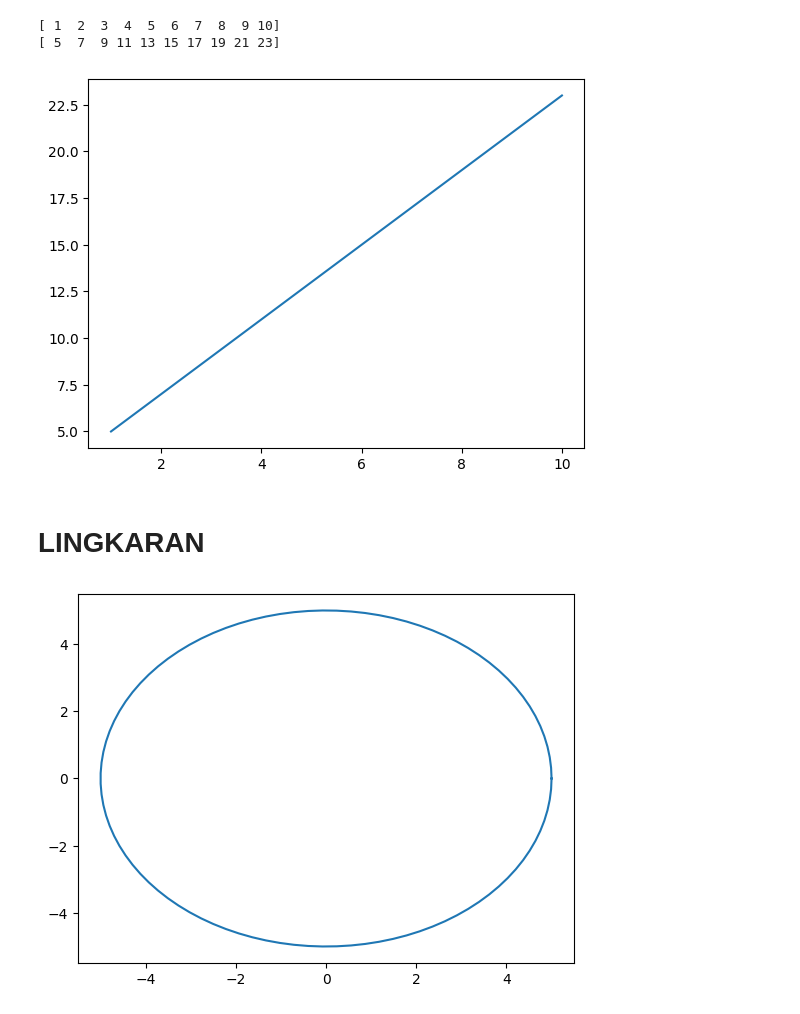
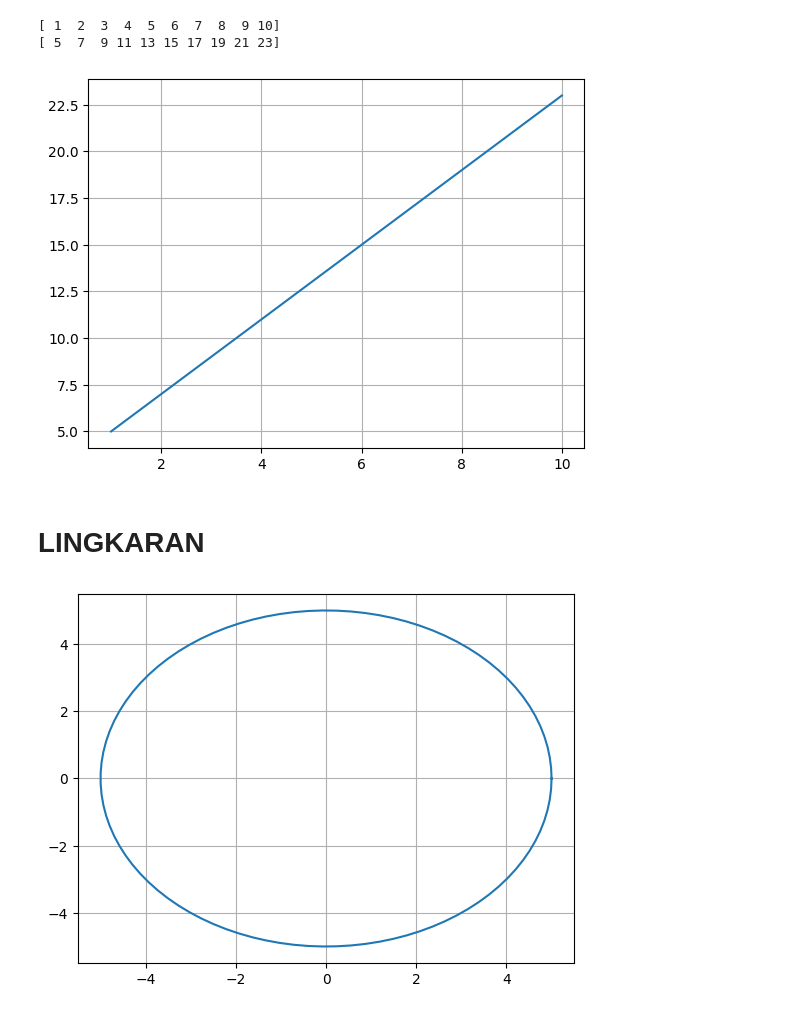
Before and after one commit to Dickybulin26/Belajar_Numpy, a Jupyter notebook: 13-Plot Data dengan Matplotlib/matplotlib.ipynb, the cells around one changed output. Saved outputs shown, nothing was run; the diff lists cells and outputs as text; code cells hidden in the pictures.

```diff
--- a/13-Plot Data dengan Matplotlib/matplotlib.ipynb
+++ b/13-Plot Data dengan Matplotlib/matplotlib.ipynb
@@ -18,9 +18,10 @@ print(y)
 # %%
 plt.figure(1)
 plt.plot(x,y)
+plt.grid(True)
 plt.show()
 # %% [output]
-[figure, old version]
+[figure, new version]
 # %% [markdown]
 # LINGKARAN
 # %%
@@ -33,6 +34,7 @@ y2 = jari2*np.sin(sudut)
 # %%
 plt.figure(2)
 plt.plot(x2,y2)
+plt.grid(True)
 plt.show()
 # %% [output]
-[figure, old version]
+[figure, new version]
```
